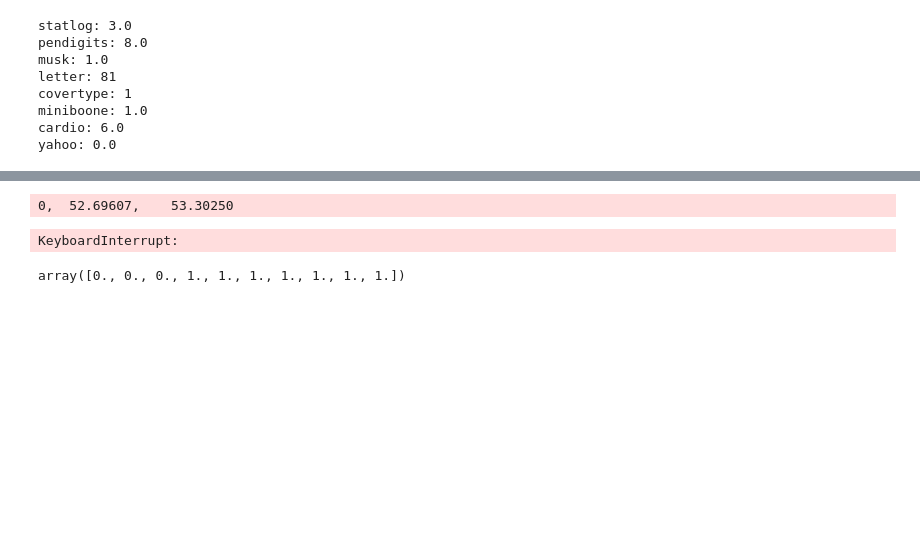
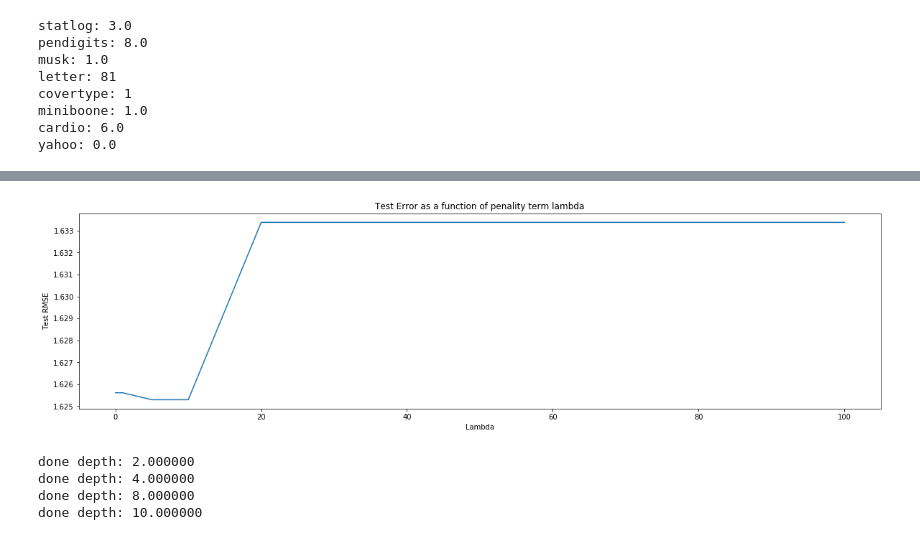
Before and after one commit to sjw821/budget-learning, a Jupyter notebook: code/Test.ipynb, the cells around one changed output, grey strips where cells are left out. Saved outputs shown, nothing was run; the diff lists cells and outputs as text; code cells hidden in the pictures; blank space fills up the shorter version.

```diff
--- a/code/Test.ipynb
+++ b/code/Test.ipynb
@@ -124,0 +189,12 @@ from greedymiser.miser import miser
+# %%
+
+l=[0,0.01,0.1,1,5,10,20,30,50,80,100]
+results=[]
+for step in l:
+    x=miser()
+    x.DEPTH=4
+    x.STEPSIZE=0.1
+    x.ITER=50
+    report=x.fit(path='synth',costs= "s",l =step)
+    results.append(report)
+    print("done lambda: %f" % step)
@@ -125,13 +213,26 @@ from greedymiser.miser import miser
+# %%
+plt.figure(figsize=(20,5))
+plt.plot(l,[results[s][-1][2] for s in range(len(l))],label="test")
+plt.title("Test Error as a function of penality term lambda")
+plt.xlabel("Lambda")
+plt.ylabel("Test RMSE")
+plt.show()
+# %% [output]
+[figure, added]
 # %%
-x=miser()
-x.DEPTH=100
-x.STEPSIZE=.4
-x.ITER=1600
-x.fit(path='synth',costs= "s",l =25)
+
+steps=[2,4,8,10]
+results=[]
+for step in steps:
+    x=miser()
+    x.DEPTH=step
+    x.STEPSIZE=0.1
+    x.ITER=100
+    report=x.fit(path='synth',costs= "s",l =20)
+    results.append(report)
+    print("done depth: %f" % step)
 # %% [output]
-0,  52.69607,    53.30250
+done depth: 2.000000
+done depth: 4.000000
+done depth: 8.000000
+done depth: 10.000000
-KeyboardInterrupt:
-# %%
-x.COSTS
-# %% [output]
-array([0., 0., 0., 1., 1., 1., 1., 1., 1., 1.])
```
Also changed, not shown: parts of 9 cells of this notebook, 46 other files.
